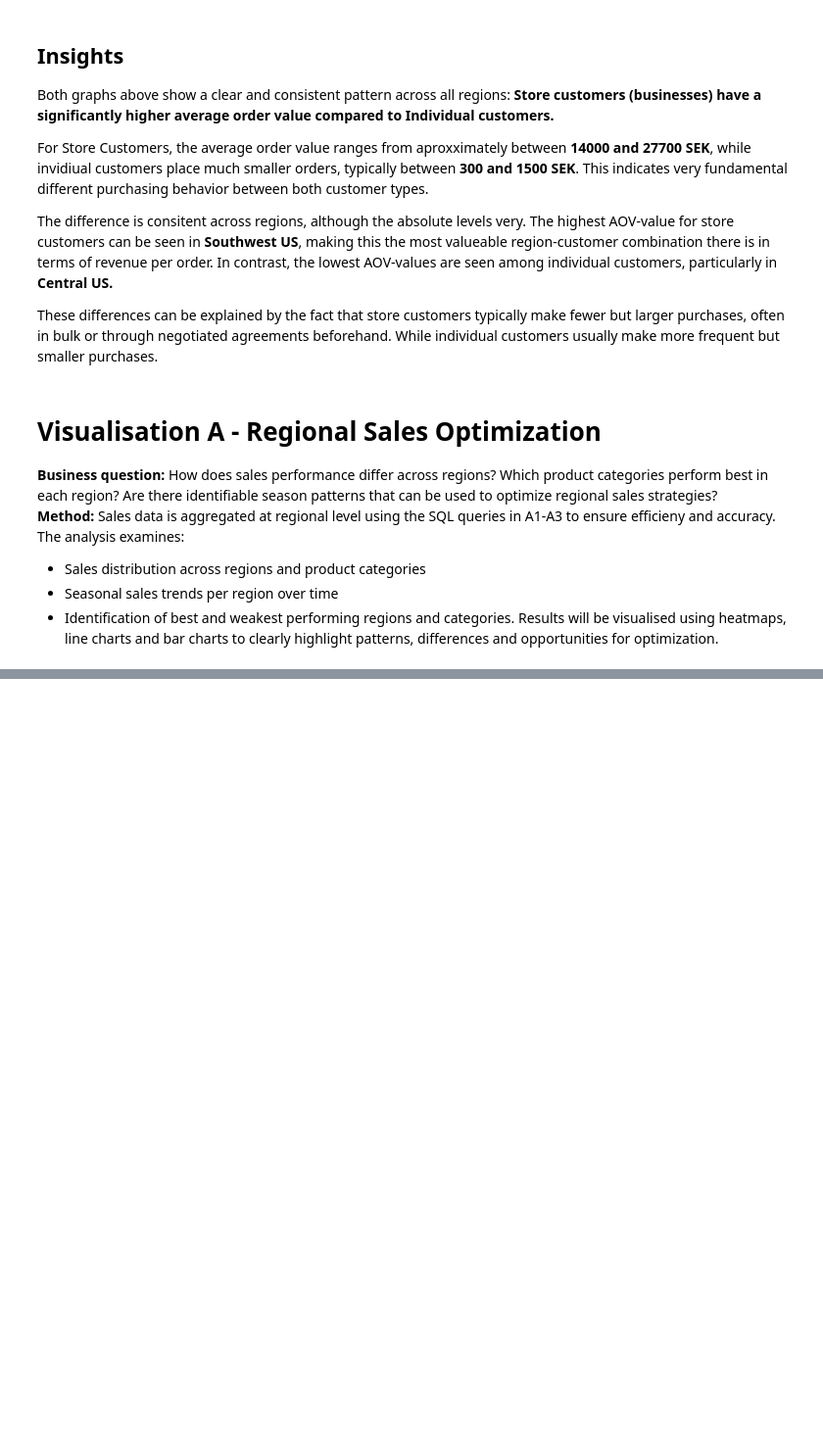
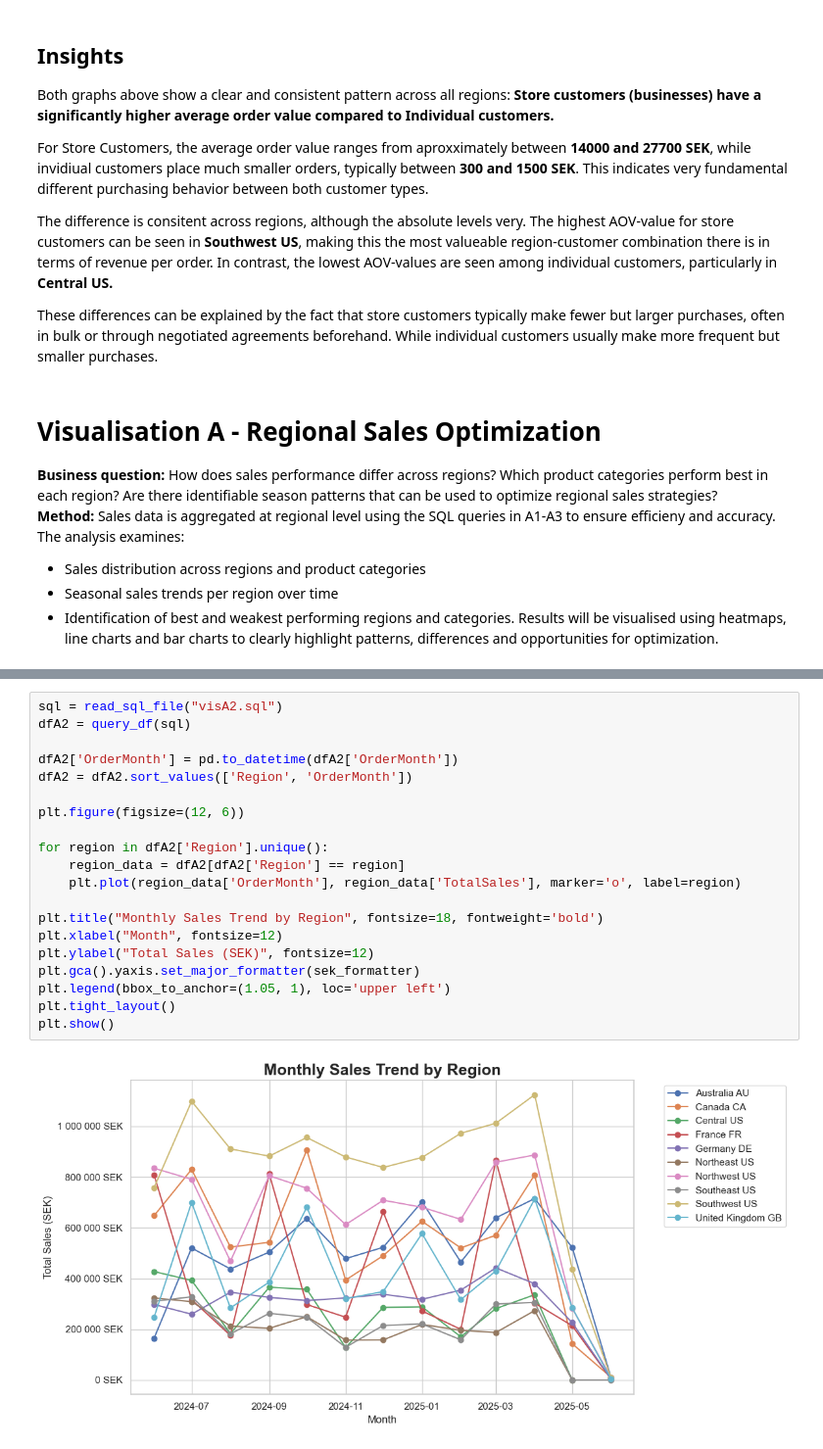
Before and after one commit to Jesdawow/SQL_Adventureworks, a Jupyter notebook: notebooks/analysis.ipynb, the cells around one changed output, grey strips where cells are left out. Shown at 98% size. Saved outputs shown, nothing was run; the diff lists cells and outputs as text; blank space fills up the shorter version.

```diff
--- a/notebooks/analysis.ipynb
+++ b/notebooks/analysis.ipynb
@@ -379,0 +399,22 @@ plt.show()
+# %%
+sql = read_sql_file("visA2.sql")
+dfA2 = query_df(sql)
+
+dfA2['OrderMonth'] = pd.to_datetime(dfA2['OrderMonth'])
+dfA2 = dfA2.sort_values(['Region', 'OrderMonth'])
+
+plt.figure(figsize=(12, 6))
+
+for region in dfA2['Region'].unique():
+    region_data = dfA2[dfA2['Region'] == region]
+    plt.plot(region_data['OrderMonth'], region_data['TotalSales'], marker='o', label=region)
+
+plt.title("Monthly Sales Trend by Region", fontsize=18, fontweight='bold')
+plt.xlabel("Month", fontsize=12)
+plt.ylabel("Total Sales (SEK)", fontsize=12)
+plt.gca().yaxis.set_major_formatter(sek_formatter)
+plt.legend(bbox_to_anchor=(1.05, 1), loc='upper left')
+plt.tight_layout()
+plt.show()
+# %% [output]
+[figure, added]
```
Also changed, not shown: parts of 9 cells of this notebook, 3 other files.
